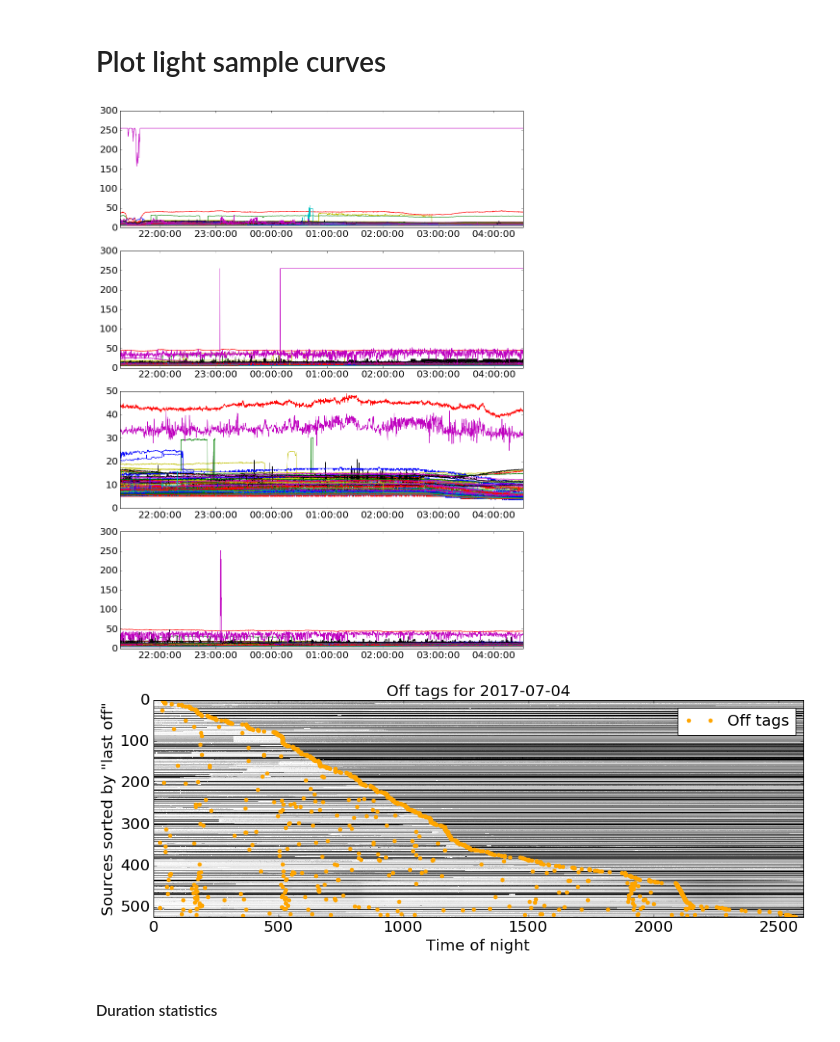
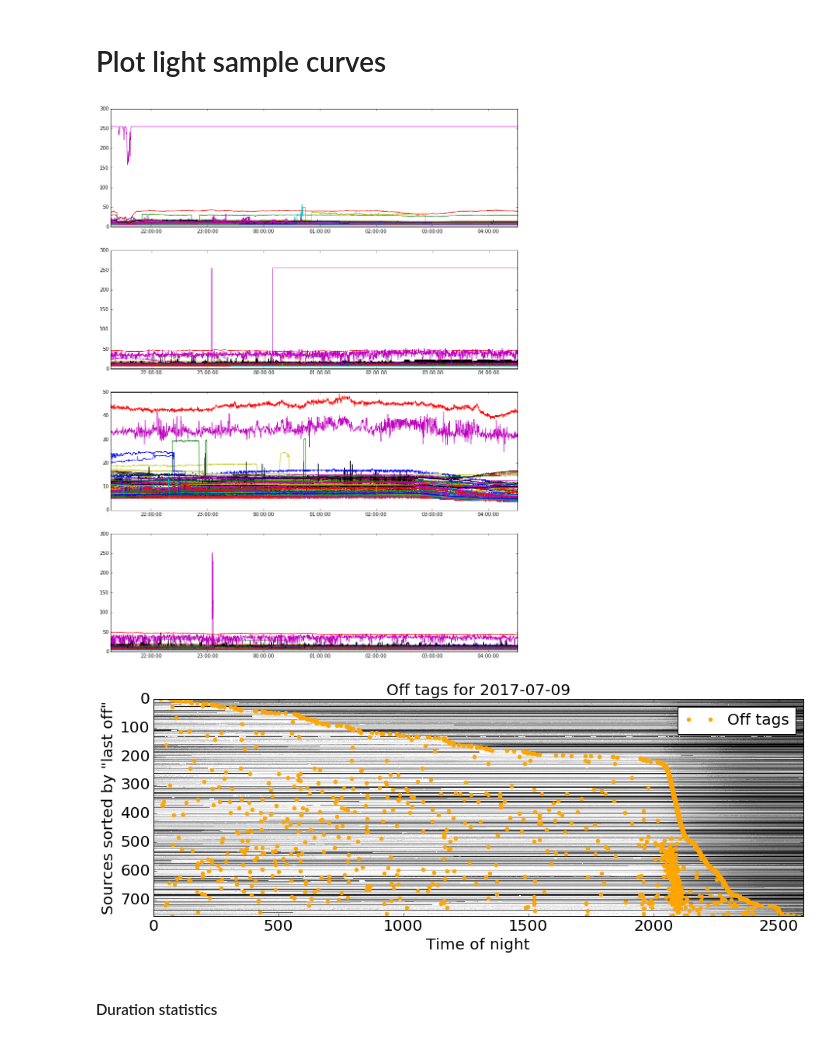
Before and after one commit to gdobler/rebound, a Jupyter notebook: rebound/rebound_effect_final_analysis.ipynb, the cells around one changed output. Cells and saved outputs as stored; diff of their text form; code cells hidden in the pictures.

```diff
--- a/rebound/rebound_effect_final_analysis.ipynb
+++ b/rebound/rebound_effect_final_analysis.ipynb
@@ -12,7 +12,7 @@ import matplotlib.dates as mdates
 % matplotlib inline
 # %%
 # data directory
-data_dir = '...' # update with data directory pathfile
+data_dir = '/gws/projects/project-uo_rebound/workspace/share/output_dc/final' # update with data directory pathfile
 # %%
 # load lightcurves
 curves_hsi = np.load(os.path.join(data_dir,'curves_hsi.npy'))  # all mask (hsi)
@@ -93,7 +93,7 @@ ax3 = plt.plot(tstamp[:,14],plot_data[14,:,:]);
 ax4 = fig.add_subplot(414)
 ax4 = plt.plot(tstamp[:,10],plot_data[10,:,:]);
 # %% [output]
-[figure, old version]
+[figure, new version]
 # %%
 def tags(c,m,night,sort_on,tag):
 
@@ -154,9 +154,9 @@ def plot_curves(c,m,night1,night2,off=True,single=False):
                          mec='orange',color='orange',ms=2)
         ax3.imshow(tags(c, m, night2, night1)[0],cmap='gray', interpolation='nearest',vmin=0.3,aspect='auto');
 # %%
-plot_curves(curves_hsi,master_hsi,night1=9,night2=9,off=True,single=True)
+plot_curves(curves_hsi,master_hsi,night1=14,night2=14,off=True,single=True)
 # %% [output]
-[figure, old version]
+[figure, new version]
 # %% [markdown]
 #### Duration statistics
 # %%
```
Also changed, not shown: 1 other file.
